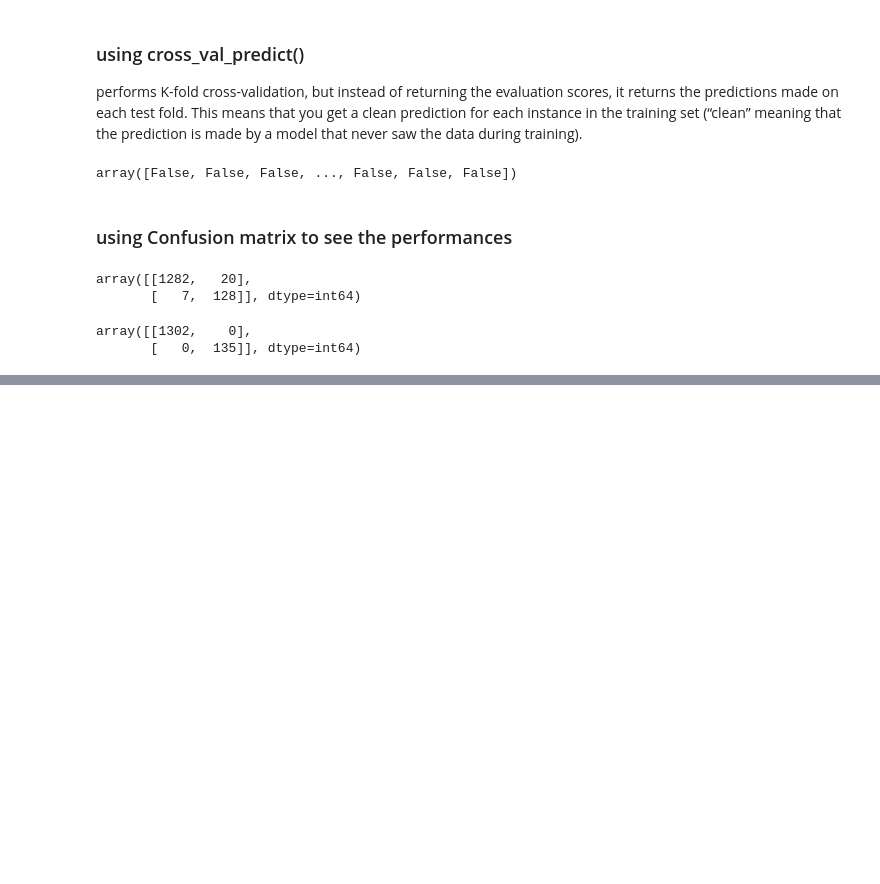
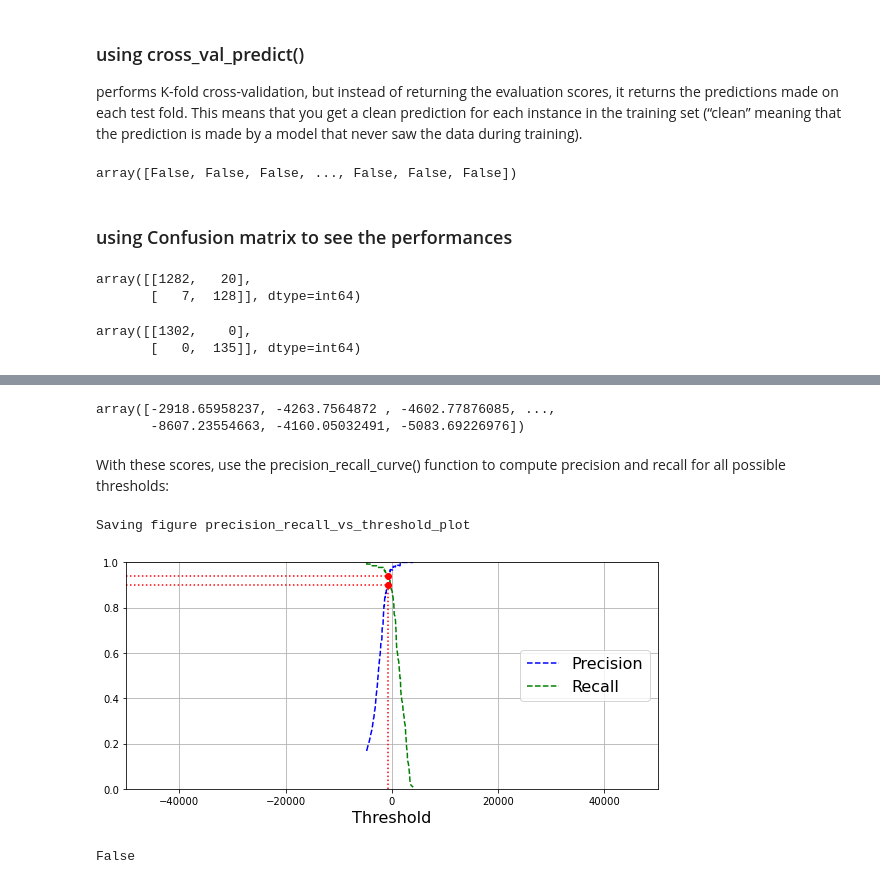
Before and after one commit to ptyadana/Data-Science-and-Machine-Learning-Projects-Dojo, a Jupyter notebook: Hands-On Machine Learning with Scikit-Learn, Keras, and TensorFlow/03_classification.ipynb, the cells around one changed output, grey strips where cells are left out. Drawn from its saved outputs; the diff is of its cells as text; code cells hidden in the pictures; blank space fills up the shorter version.

Commit message:
Precision Recall Trade Off
Former-commit-id: dd9b129f10f0f88250382bf30b27f735a11e0da8

```diff
--- a/Hands-On Machine Learning with Scikit-Learn, Keras, and TensorFlow/03_classification.ipynb
+++ b/Hands-On Machine Learning with Scikit-Learn, Keras, and TensorFlow/03_classification.ipynb
@@ -239,0 +324,11 @@ array([[1302,    0],
+# %%
+y_scores = cross_val_predict(sgd_clf, X_train, y_train_5, cv=3,
+                                            method='decision_function')
+
+y_scores
+# %% [output]
+array([-2918.65958237, -4263.7564872 , -4602.77876085, ...,
+       -8607.23554663, -4160.05032491, -5083.69226976])
+# %% [markdown]
+With these scores, use the precision_recall_curve() function to compute precision
+and recall for all possible thresholds:
@@ -239,0 +337,32 @@ array([[1302,    0],
+# %%
+precisions, recalls, thresholds = precision_recall_curve(y_train_5, y_scores)
+# %%
+def plot_precision_recall_vs_threshold(precisions, recalls, thresholds):
+    plt.plot(thresholds, precisions[:-1], 'b--', label='Precision')
+    plt.plot(thresholds, recalls[:-1], 'g--', label='Recall')
+
+    plt.legend(loc="center right", fontsize=16) # Not shown in the book
+    plt.xlabel("Threshold", fontsize=16)          # Not shown
+    plt.grid(True)                                            # Not shown
+    plt.axis([-50000, 50000, 0, 1])                    # Not shown
+# %%
+recall_90_precision = recalls[np.argmax(precisions >= 0.90)]
+threshold_90_precision = thresholds[np.argmax(precisions >= 0.90)]
+
+
+plt.figure(figsize=(8, 4))                                                                              # Not shown
+plot_precision_recall_vs_threshold(precisions, recalls, thresholds)
+plt.plot([threshold_90_precision, threshold_90_precision], [0., 0.9], "r:")    # Not shown
+plt.plot([-50000, threshold_90_precision], [0.9, 0.9], "r:")                            # Not shown
+plt.plot([-50000, threshold_90_precision], [recall_90_precision, recall_90_precision], "r:")# Not shown
+plt.plot([threshold_90_precision], [0.9], "ro")                                             # Not shown
+plt.plot([threshold_90_precision], [recall_90_precision], "ro")                    # Not shown
+save_fig("precision_recall_vs_threshold_plot")                                          # Not shown
+plt.show()
+# %% [output]
+Saving figure precision_recall_vs_threshold_plot
+[figure, added]
+# %%
+(y_train_pred == (y_scores > 0)).all()
+# %% [output]
+False
```
Also changed, not shown: parts of 22 cells of this notebook, 3 other files.
